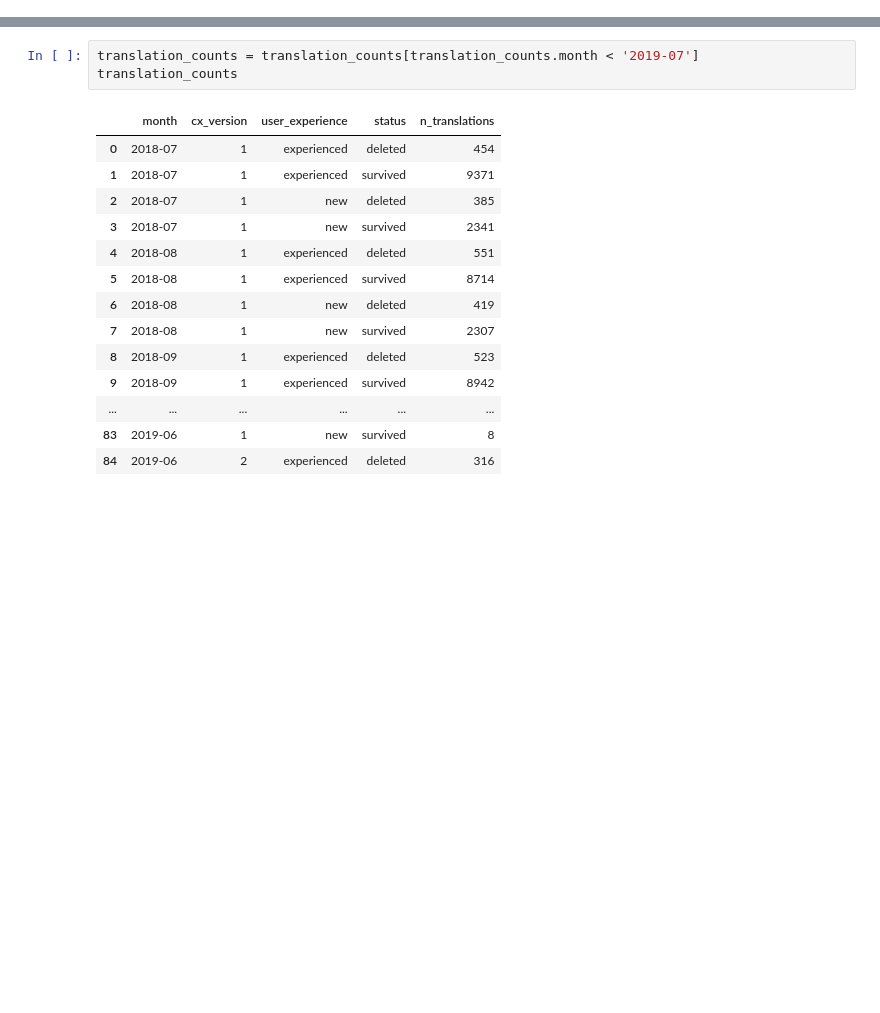
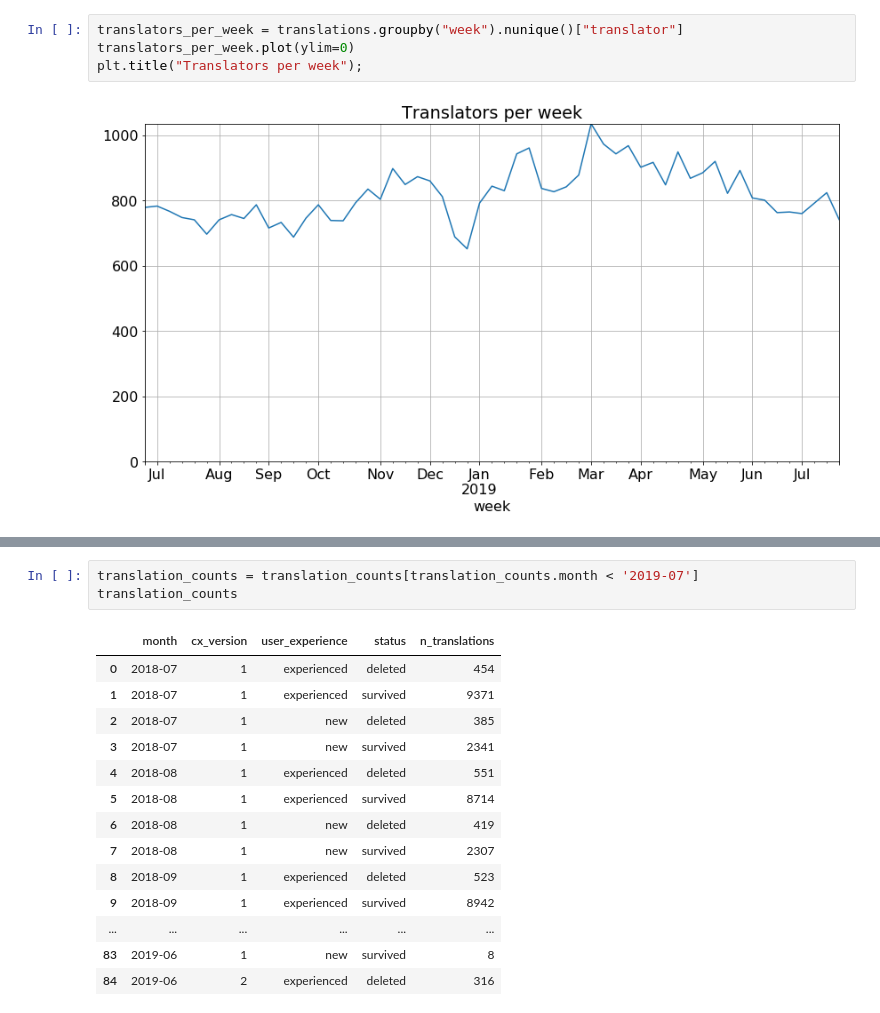
Before and after one commit to wikimedia-research/2018-19-Language-annual-plan-metrics, a Jupyter notebook: Language-metrics.ipynb, the cells around one changed output, grey strips where cells are left out. Drawn from its saved outputs; the diff is of its cells as text; blank space fills up the shorter version.

```diff
--- a/Language-metrics.ipynb
+++ b/Language-metrics.ipynb
@@ -14,0 +91,6 @@ MWH_SNAPSHOT = "2019-06"
+# %%
+translators_per_week = translations.groupby("week").nunique()["translator"]
+translators_per_week.plot(ylim=0)
+plt.title("Translators per week");
+# %% [output]
+[figure, added]
```
Also changed, not shown: parts of 15 cells of this notebook.
